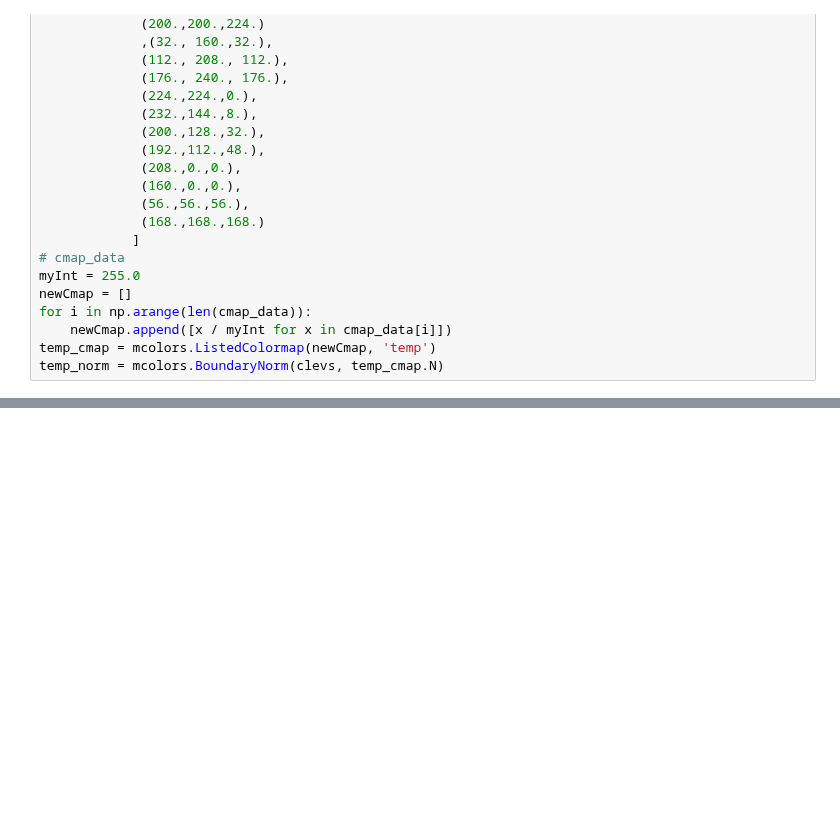
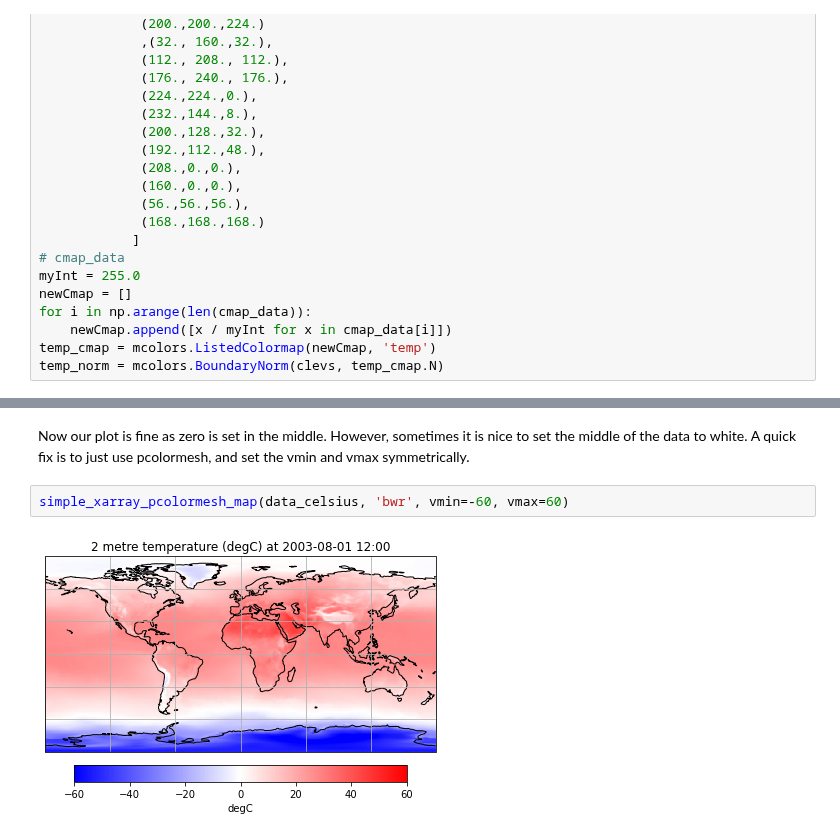
Before and after one commit to CLIVAC/pyclivac, a Jupyter notebook: examples/colorbar_tutorial.ipynb, the cells around one changed output, grey strips where cells are left out. Saved outputs shown, nothing was run; the diff lists cells and outputs as text; blank space fills up the shorter version.

```diff
--- a/examples/colorbar_tutorial.ipynb
+++ b/examples/colorbar_tutorial.ipynb
@@ -125,0 +156,6 @@ simple_xarray_contour_map(data_celsius, my_cmap)
+# %% [markdown]
+Now our plot is fine as zero is set in the middle. However, sometimes it is nice to set the middle of the data to white. A quick fix is to just use pcolormesh, and set the vmin and vmax symmetrically.
+# %%
+simple_xarray_pcolormesh_map(data_celsius, 'bwr', vmin=-60, vmax=60)
+# %% [output]
+[figure, added]
```
Also changed, not shown: parts of 21 cells of this notebook, 3 other files.
